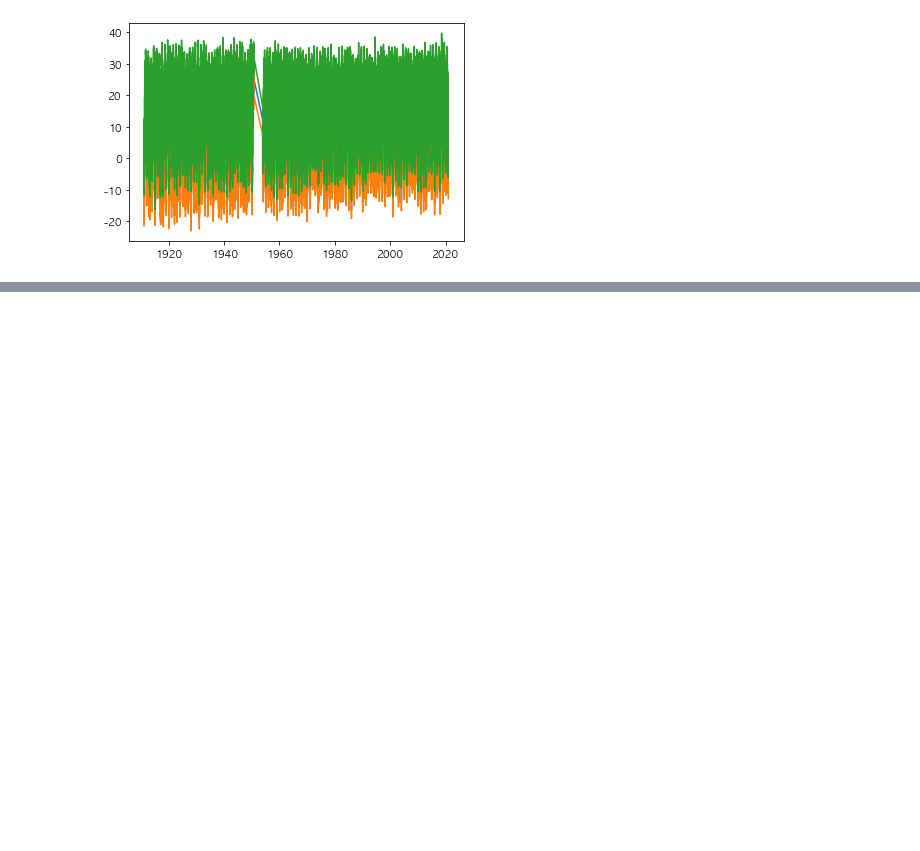
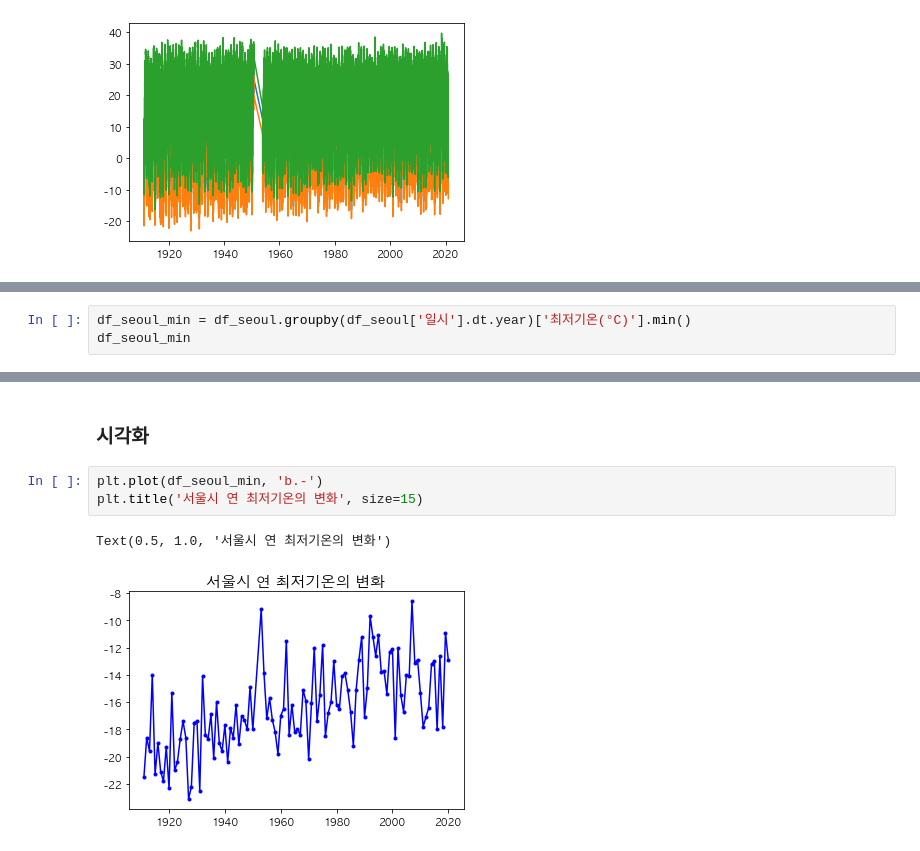
Before and after one commit to limetree-indigo/python-visualization, a Jupyter notebook: 08 서울시 연간 기온변화 시각화/08 서울시 연간 기온변화 분석 및 시각화.ipynb, the cells around one changed output, grey strips where cells are left out. Cells and saved outputs as stored; diff of their text form; blank space fills up the shorter version.

```diff
--- a/08 서울시 연간 기온변화 시각화/08 서울시 연간 기온변화 분석 및 시각화.ipynb
+++ b/08 서울시 연간 기온변화 시각화/08 서울시 연간 기온변화 분석 및 시각화.ipynb
@@ -310,0 +354,3 @@ Name: 일시, Length: 38988, dtype: bool
+# %%
+df_seoul_min = df_seoul.groupby(df_seoul['일시'].dt.year)['최저기온(°C)'].min()
+df_seoul_min
@@ -310,0 +371,8 @@ Name: 일시, Length: 38988, dtype: bool
+# %% [markdown]
+### 시각화
+# %%
+plt.plot(df_seoul_min, 'b.-')
+plt.title('서울시 연 최저기온의 변화', size=15)
+# %% [output]
+Text(0.5, 1.0, '서울시 연 최저기온의 변화')
+[figure, added]
```
Also changed, not shown: parts of 17 cells of this notebook.
